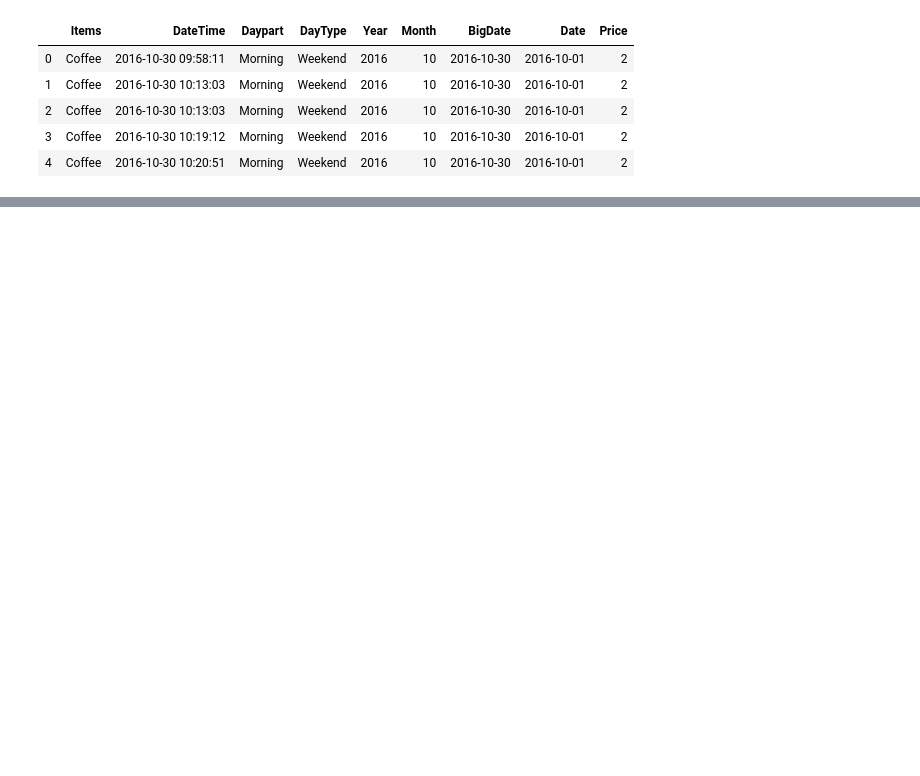
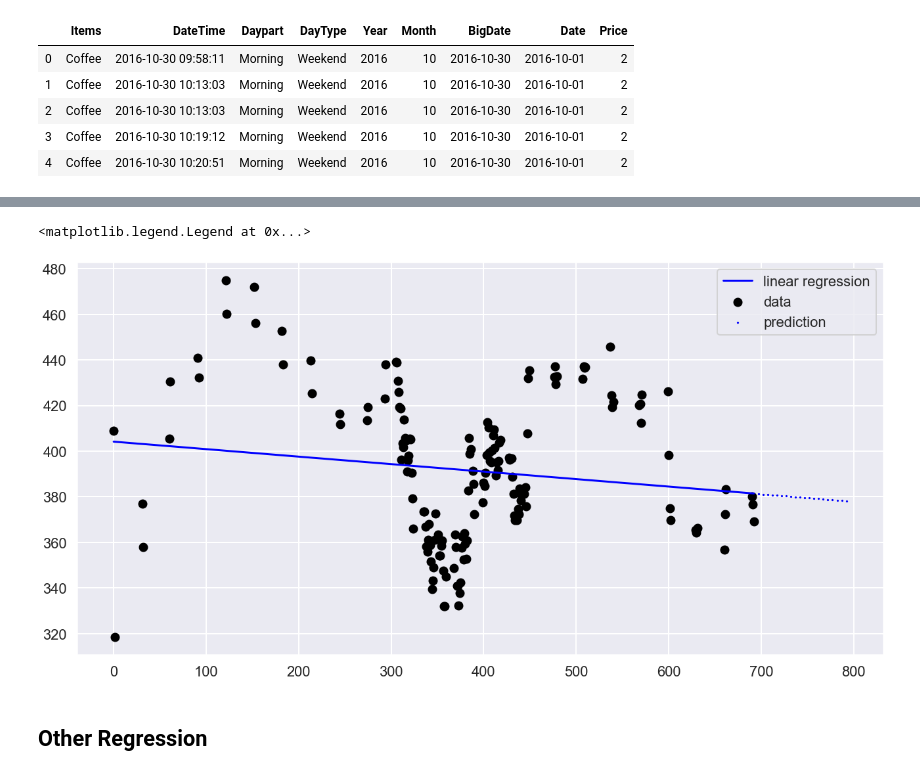
Before and after one commit to enmagal/LANE_project, a Jupyter notebook: Sales prevision.ipynb, the cells around one changed output, grey strips where cells are left out. Cells and saved outputs as stored; diff of their text form; code cells hidden in the pictures; blank space fills up the shorter version.

```diff
--- a/Sales prevision.ipynb
+++ b/Sales prevision.ipynb
@@ -182,0 +191,14 @@ To register the converters:
+# %%
+y_pred = regr.predict(X)
+y_unknown = regr.predict(X_unknown)
+# %%
+# Plot outputs
+plt.scatter(X, y, color="black", label="data")
+plt.scatter(X_unknown, y_unknown, s=1.5, color="blue", label="prediction")
+plt.plot(X, y_pred, color="blue", linewidth=3, label="linear regression")
+plt.legend(loc="best")
+# %% [output]
+<matplotlib.legend.Legend at 0x...>
+[figure, added]
+# %% [markdown]
+## Other Regression
```
Also changed, not shown: parts of 22 cells of this notebook, 2 other files.
